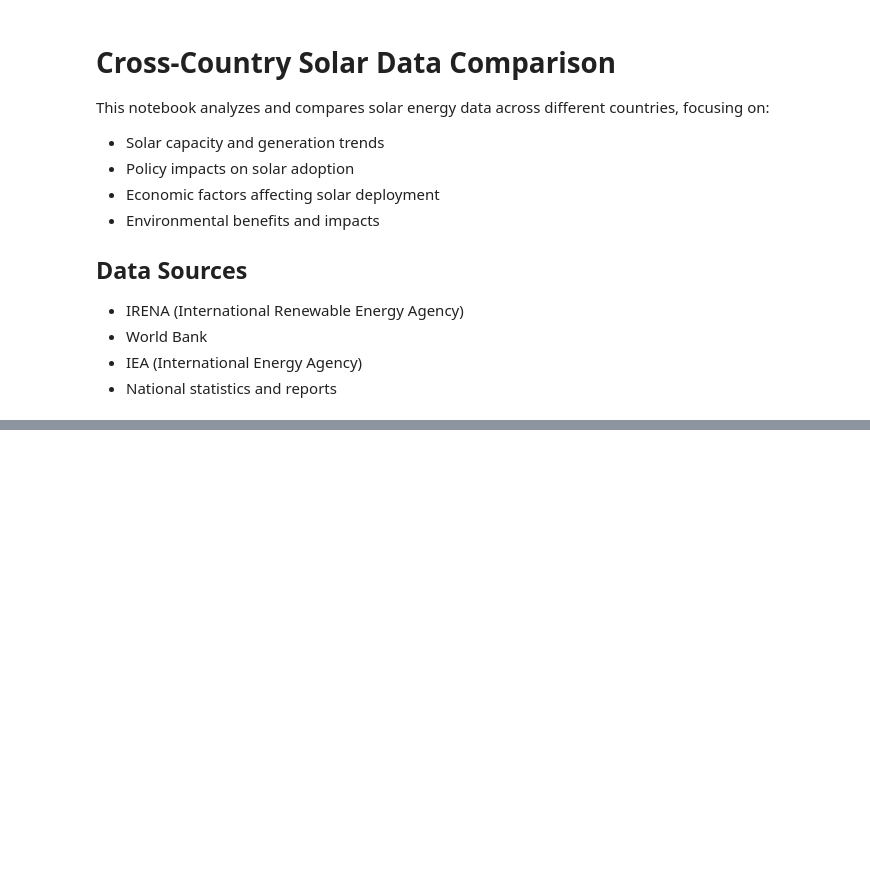
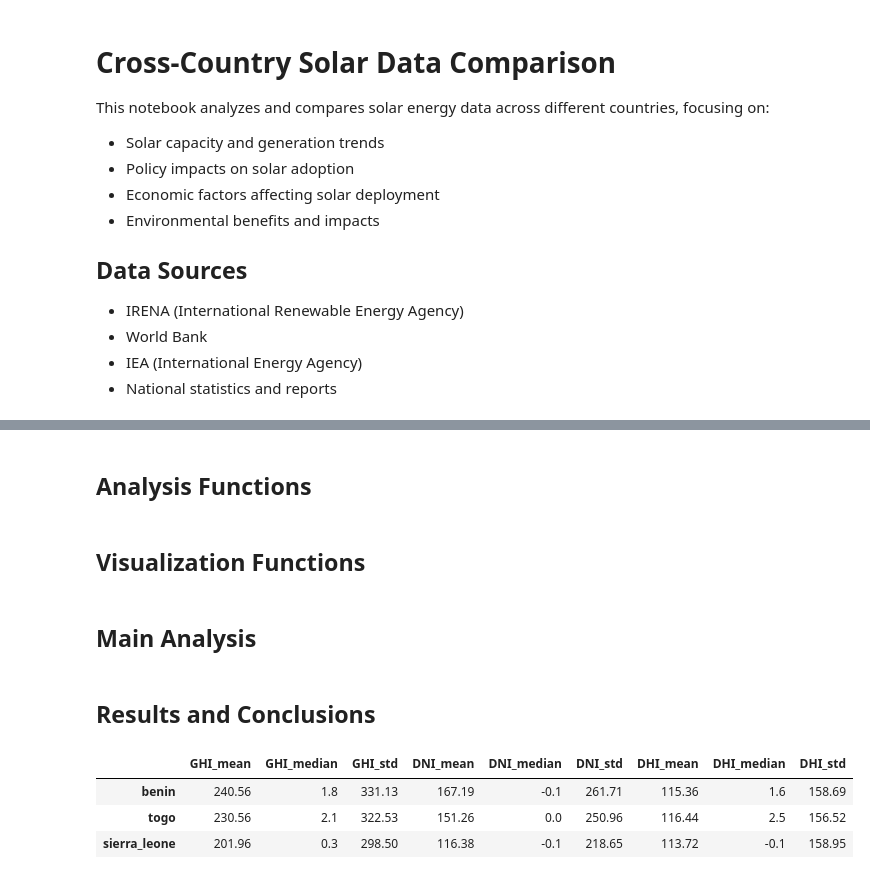
Before and after one commit to yathrib-04/solar-challenge-week1, a Jupyter notebook: notebooks/compare_countries.ipynb, the cells around one changed output, grey strips where cells are left out. Cells and saved outputs as stored; diff of their text form; code cells hidden in the pictures; blank space fills up the shorter version.

```diff
--- a/notebooks/compare_countries.ipynb
+++ b/notebooks/compare_countries.ipynb
@@ -29,0 +104,2 @@ pd.set_option('display.max_rows', 100)
+# %% [markdown]
+## Analysis Functions
@@ -29,0 +126,2 @@ pd.set_option('display.max_rows', 100)
+# %% [markdown]
+## Visualization Functions
@@ -29,0 +148,2 @@ pd.set_option('display.max_rows', 100)
+# %% [markdown]
+## Main Analysis
@@ -29,0 +162,2 @@ pd.set_option('display.max_rows', 100)
+# %% [markdown]
+## Results and Conclusions
@@ -29,0 +166,20 @@ pd.set_option('display.max_rows', 100)
+# %%
+import numpy as np
+
+metrics = ['GHI', 'DNI', 'DHI']
+summary = {}
+
+for country, df in data.items():
+    summary[country] = {}
+    for metric in metrics:
+        summary[country][f'{metric}_mean'] = np.round(df[metric].mean(), 2)
+        summary[country][f'{metric}_median'] = np.round(df[metric].median(), 2)
+        summary[country][f'{metric}_std'] = np.round(df[metric].std(), 2)
+
+summary_df = pd.DataFrame(summary).T
+display(summary_df)
+# %% [output]
+|  | GHI_mean | GHI_median | GHI_std | DNI_mean | DNI_median | DNI_std | DHI_mean | DHI_median | DHI_std |
+| benin | 240.56 | 1.8 | 331.13 | 167.19 | -0.1 | 261.71 | 115.36 | 1.6 | 158.69 |
+| togo | 230.56 | 2.1 | 322.53 | 151.26 | 0.0 | 250.96 | 116.44 | 2.5 | 156.52 |
+| sierra_leone | 201.96 | 0.3 | 298.50 | 116.38 | -0.1 | 218.65 | 113.72 | -0.1 | 158.95 |
```
Also changed, not shown: parts of 10 cells of this notebook.
